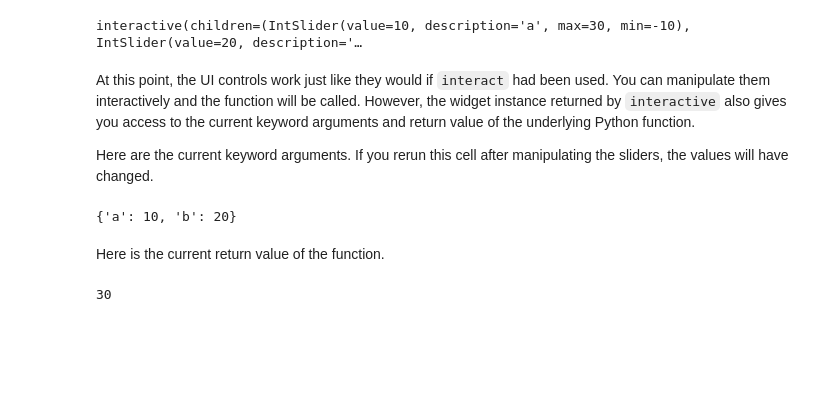
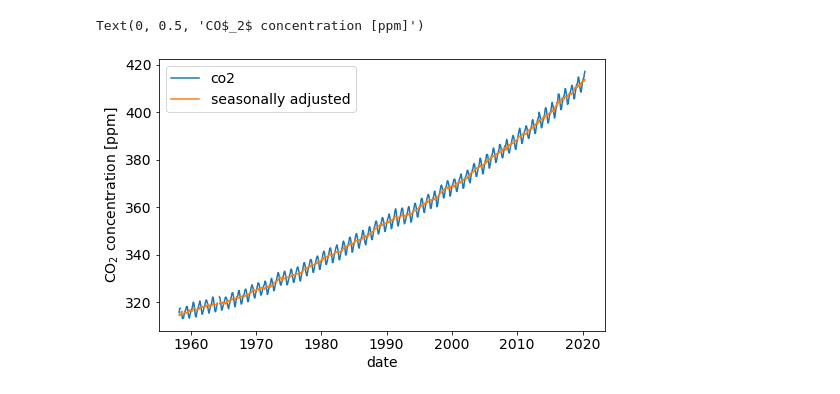
Before and after one commit to UBC-DSCI/jupyterdays, a Jupyter notebook: jupyterdays/sessions/heagy/widgets-and-dashboards.ipynb, the cells around one changed output. Cells and saved outputs as stored; diff of their text form; code cells hidden in the pictures; blank space fills up the shorter version.

Commit message:
update the widgets session page

```diff
--- a/jupyterdays/sessions/heagy/widgets-and-dashboards.ipynb
+++ b/jupyterdays/sessions/heagy/widgets-and-dashboards.ipynb
@@ -42,14 +50,10 @@ We first do some light cleaning to remove rows with missing data, and then plot
 # %%
 co2_data_source = "./data/monthly_in_situ_co2_mlo.csv"
-co2_data_full = pd.read_csv(
-    co2_data_source,
-    skiprows=np.arange(0, 56),
-    na_values="-99.99"
+co2_data = pd.read_csv(
+    co2_data_source, skiprows=np.arange(0, 56), na_values="-99.99"
 )
 
-co2_data_full.columns = [
+co2_data.columns = [
     "year", "month", "date (int)", "date", "co2", "seasonally adjusted",
     "fit", "seasonally adjusted fit", "co2 filled", "seasonally adjusted filled"
 ]
-
-co2_data = co2_data_full.dropna()
@@ -299,18 +60,7 @@ To actually display the widgets, you can use IPython's `display` function.
-# %%
-display(w)
-# %% [output]
-interactive(children=(IntSlider(value=10, description='a', max=30, min=-10), IntSlider(value=20, description='…
-# %% [markdown]
-At this point, the UI controls work just like they would if `interact` had been used. You can manipulate them interactively and the function will be called. However, the widget instance returned by `interactive` also gives you access to the current keyword arguments and return value of the underlying Python function.
-
-Here are the current keyword arguments. If you rerun this cell after manipulating the sliders, the values will have changed.
-# %%
-w.kwargs
-# %% [output]
-{'a': 10, 'b': 20}
-# %% [markdown]
-Here is the current return value of the function.
-# %%
-w.result
-# %% [output]
-30
+# %%
+fig, ax = plt.subplots(1, 1, figsize=(8, 5))
+co2_data.plot("date", ["co2", "seasonally adjusted"], ax=ax)
+ax.set_ylabel("CO$_2$ concentration [ppm]")
+# %% [output]
+Text(0, 0.5, 'CO$_2$ concentration [ppm]')
+[figure, added]
```
Also changed, not shown: parts of 47 cells of this notebook, 3 other files.
